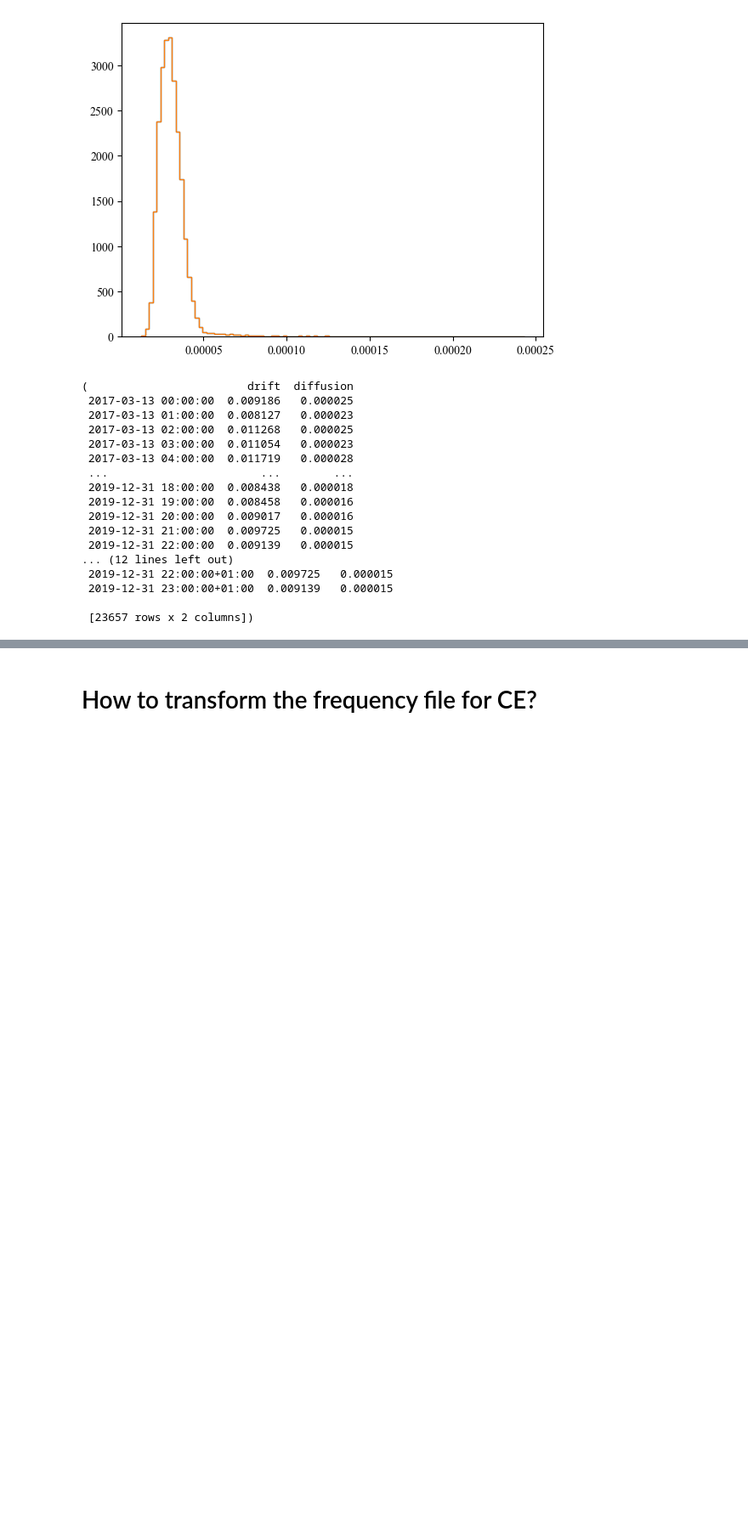
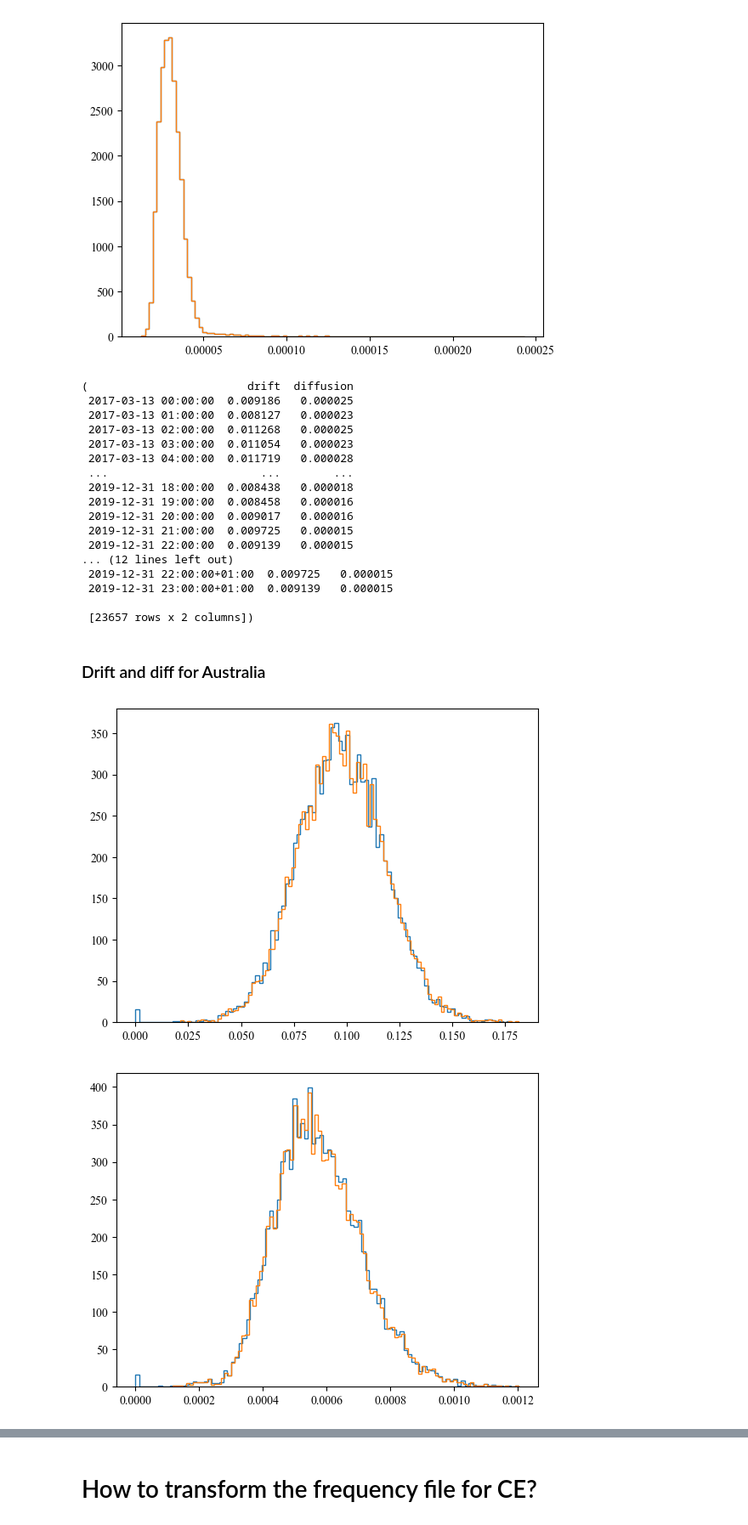
Before and after one commit to ulrich-oberhofer/Bachelor-s-Thesis, a Jupyter notebook: scripts/mlp_testing.ipynb, the cells around one changed output, grey strips where cells are left out. Shown at 85% size. Drawn from its saved outputs; the diff is of its cells as text; code cells hidden in the pictures; blank space fills up the shorter version.

```diff
--- a/scripts/mlp_testing.ipynb
+++ b/scripts/mlp_testing.ipynb
@@ -916,3 +916,21 @@ drift_and_diff_old,drift_and_diff
  2019-12-31 23:00:00+01:00  0.009139   0.000015
 
  [23657 rows x 2 columns])
+# %% [markdown]
+### Drift and diff for Australia
+# %%
+area = 'AUS'
+datatype = 'detrended'
+drift_and_diff = pd.read_hdf(f'../results/km/{area}_{datatype}_drift_diffusion.h5')
+drift_and_diff
+drift_and_diff_old = pd.read_hdf(f'../results/km/old_files/{area}_{datatype}_drift_diffusion.h5')
+# %%
+plt.hist(drift_and_diff['drift'], bins=100, histtype='step')
+plt.hist(drift_and_diff_old['drift'], bins=100, histtype='step')
+plt.show()
+plt.hist(drift_and_diff['diffusion'], bins=100, histtype='step')
+plt.hist(drift_and_diff_old['diffusion'], bins=100, histtype='step')
+plt.show()
+# %% [output]
+[figure, added]
+[figure, added]
```
Also changed, not shown: parts of 7 cells of this notebook, 16 other files.
